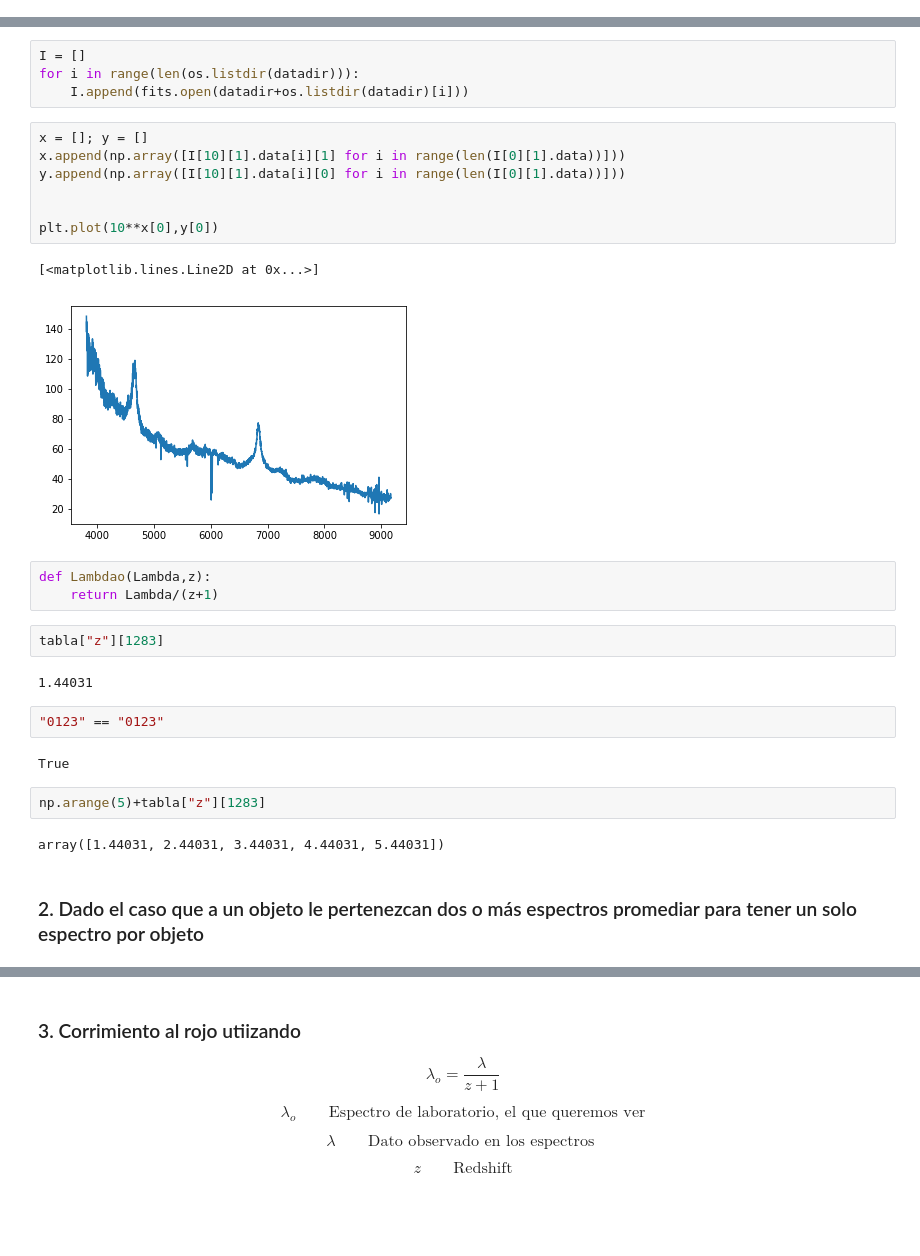
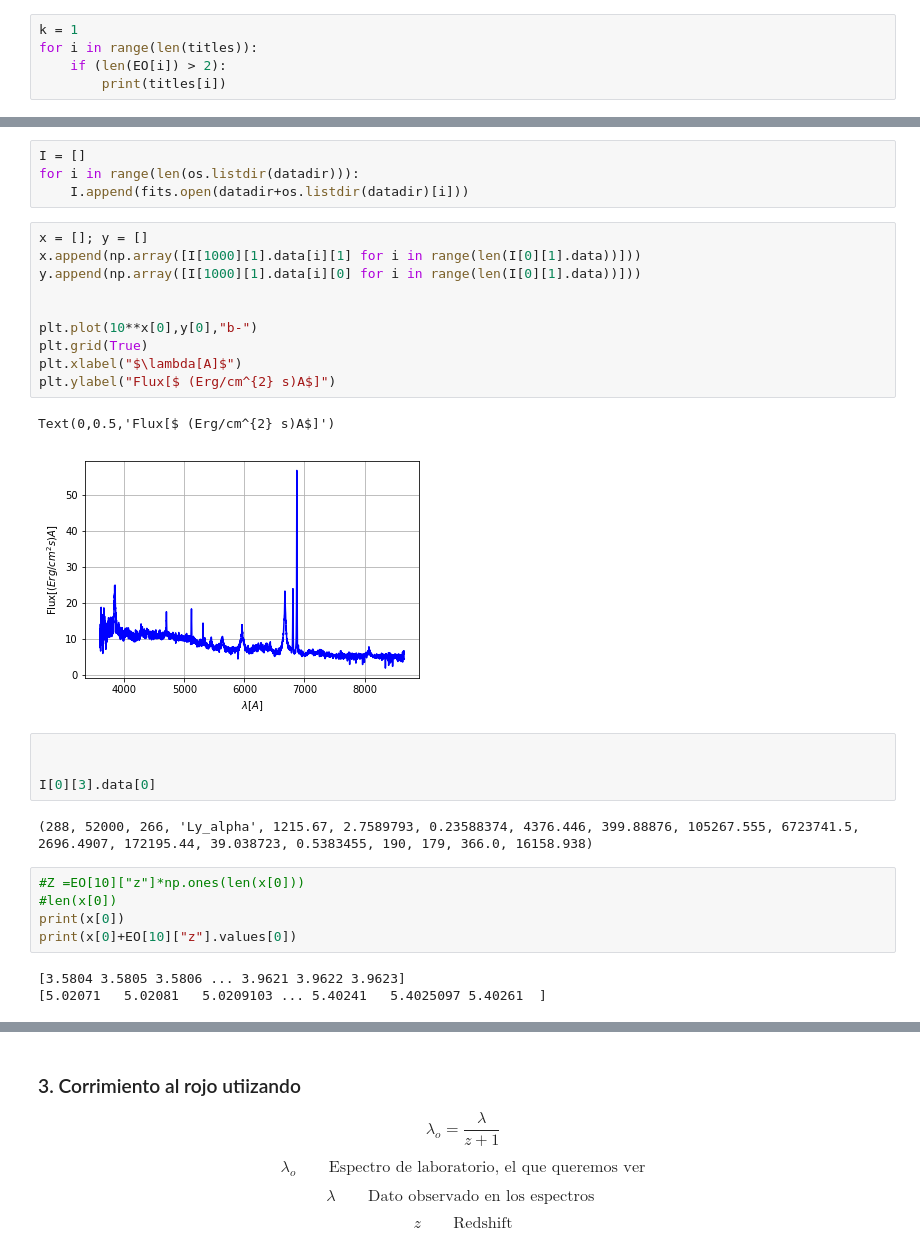
Before and after one commit to jomen93/AGN-s, a Jupyter notebook: QSOs.ipynb, the cells around one changed output, grey strips where cells are left out. Saved outputs shown, nothing was run; the diff lists cells and outputs as text; blank space fills up the shorter version.

```diff
--- a/QSOs.ipynb
+++ b/QSOs.ipynb
@@ -136,6 +125,11 @@ titles
 EO = []
 for count in range(len(titles)):
     EO.append(tabla.loc[(tabla.plate == titles[count][0])&(tabla.mjd == titles[count][1]) & (tabla.fiberid == titles[count][2])])
+# %%
+k = 1
+for i in range(len(titles)):
+    if (len(EO[i]) > 2):
+        print(titles[i])
 # %%
 EO[10]
 # %% [output]
@@ -147,28 +141,28 @@ for i in range(len(os.listdir(datadir))):
     I.append(fits.open(datadir+os.listdir(datadir)[i]))
 # %%
 x = []; y = []
-x.append(np.array([I[10][1].data[i][1] for i in range(len(I[0][1].data))]))
-y.append(np.array([I[10][1].data[i][0] for i in range(len(I[0][1].data))]))
+x.append(np.array([I[1000][1].data[i][1] for i in range(len(I[0][1].data))]))
+y.append(np.array([I[1000][1].data[i][0] for i in range(len(I[0][1].data))]))
 
 
-plt.plot(10**x[0],y[0])
+plt.plot(10**x[0],y[0],"b-")
+plt.grid(True)
+plt.xlabel("$\lambda[A]$")
+plt.ylabel("Flux[$ (Erg/cm^{2} s)A$]")
 # %% [output]
-[<matplotlib.lines.Line2D at 0x...>]
+Text(0,0.5,'Flux[$ (Erg/cm^{2} s)A$]')
-[figure, old version]
+[figure, new version]
-# %%
-def Lambdao(Lambda,z):
-    return Lambda/(z+1)
-# %%
-tabla["z"][1283]
-# %% [output]
-1.44031
-# %%
-"0123" == "0123"
-# %% [output]
-True
-# %%
-np.arange(5)+tabla["z"][1283]
-# %% [output]
-array([1.44031, 2.44031, 3.44031, 4.44031, 5.44031])
-# %% [markdown]
-### 2. Dado el caso que a un objeto le pertenezcan dos o más espectros promediar para tener un solo espectro por objeto
+# %%
+
+
+I[0][3].data[0]
+# %% [output]
+(288, 52000, 266, 'Ly_alpha', 1215.67, 2.7589793, 0.23588374, 4376.446, 399.88876, 105267.555, 6723741.5, 2696.4907, 172195.44, 39.038723, 0.5383455, 190, 179, 366.0, 16158.938)
+# %%
+#Z =EO[10]["z"]*np.ones(len(x[0]))
+#len(x[0])
+print(x[0])
+print(x[0]+EO[10]["z"].values[0])
+# %% [output]
+[3.5804 3.5805 3.5806 ... 3.9621 3.9622 3.9623]
+[5.02071   5.02081   5.0209103 ... 5.40241   5.4025097 5.40261  ]
```
Also changed, not shown: parts of 2 cells of this notebook.
